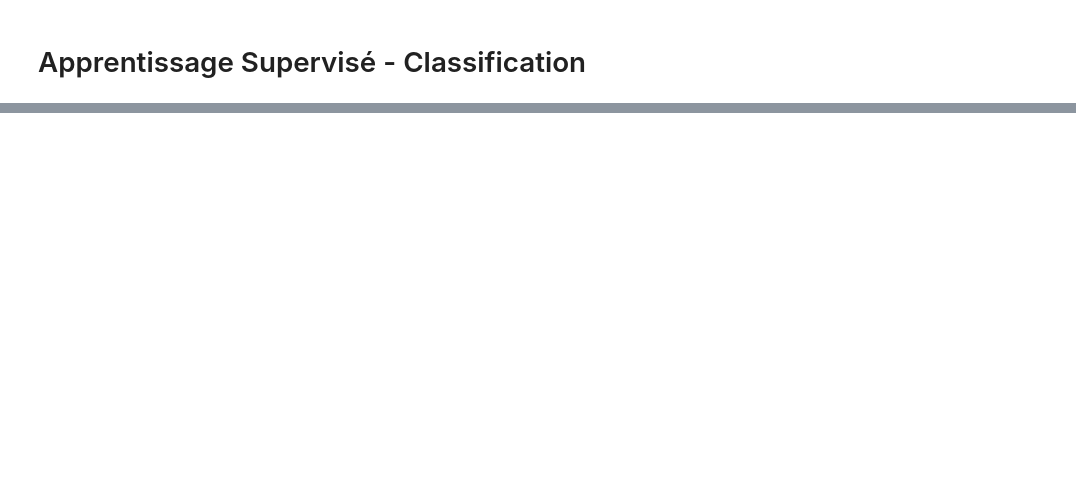
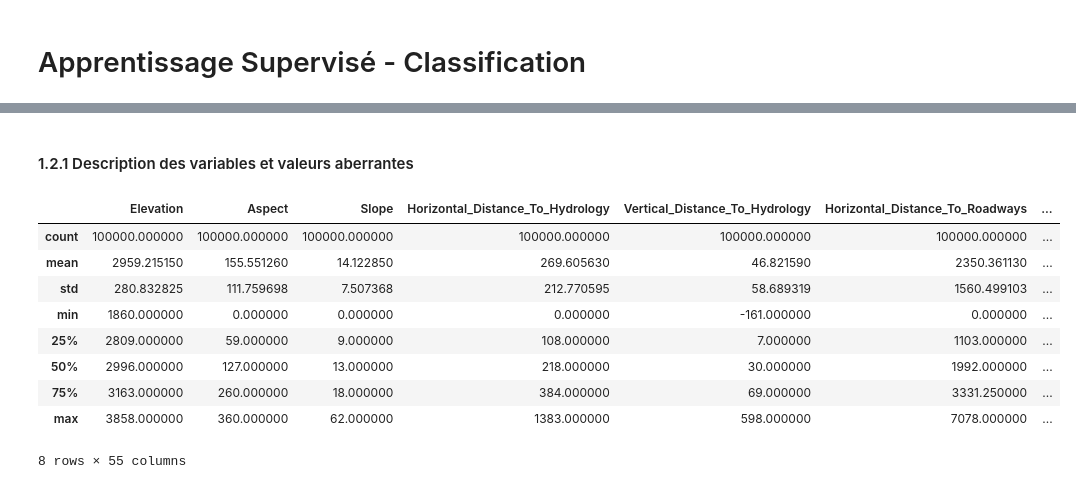
Before and after one commit to DarenXL/Apprentissage-Supervise-M2-MIA, a Jupyter notebook: Classification/classification.ipynb, the cells around one changed output, grey strips where cells are left out. Saved outputs shown, nothing was run; the diff lists cells and outputs as text; code cells hidden in the pictures; blank space fills up the shorter version.

```diff
--- a/Classification/classification.ipynb
+++ b/Classification/classification.ipynb
@@ -99,0 +73,15 @@ pred.to_csv("predictions/test.csv",index=True, index_label='row_ID')
+# %% [markdown]
+#### 1.2.1 Description des variables et valeurs aberrantes
+# %%
+train.describe()
+# %% [output]
+|  | Elevation | Aspect | Slope | Horizontal_Distance_To_Hydrology | Vertical_Distance_To_Hydrology | Horizontal_Distance_To_Roadways | ... |
+| count | 100000.000000 | 100000.000000 | 100000.000000 | 100000.000000 | 100000.000000 | 100000.000000 | ... |
+| mean | 2959.215150 | 155.551260 | 14.122850 | 269.605630 | 46.821590 | 2350.361130 | ... |
+| std | 280.832825 | 111.759698 | 7.507368 | 212.770595 | 58.689319 | 1560.499103 | ... |
+| min | 1860.000000 | 0.000000 | 0.000000 | 0.000000 | -161.000000 | 0.000000 | ... |
+| 25% | 2809.000000 | 59.000000 | 9.000000 | 108.000000 | 7.000000 | 1103.000000 | ... |
+| 50% | 2996.000000 | 127.000000 | 13.000000 | 218.000000 | 30.000000 | 1992.000000 | ... |
+| 75% | 3163.000000 | 260.000000 | 18.000000 | 384.000000 | 69.000000 | 3331.250000 | ... |
+| max | 3858.000000 | 360.000000 | 62.000000 | 1383.000000 | 598.000000 | 7078.000000 | ... |
+8 rows × 55 columns
```
Also changed, not shown: parts of 48 cells of this notebook, 1 other file.
